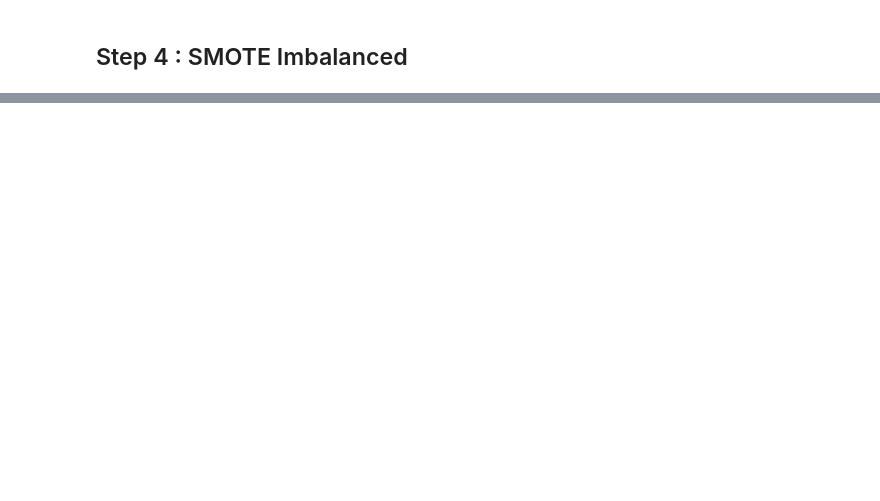
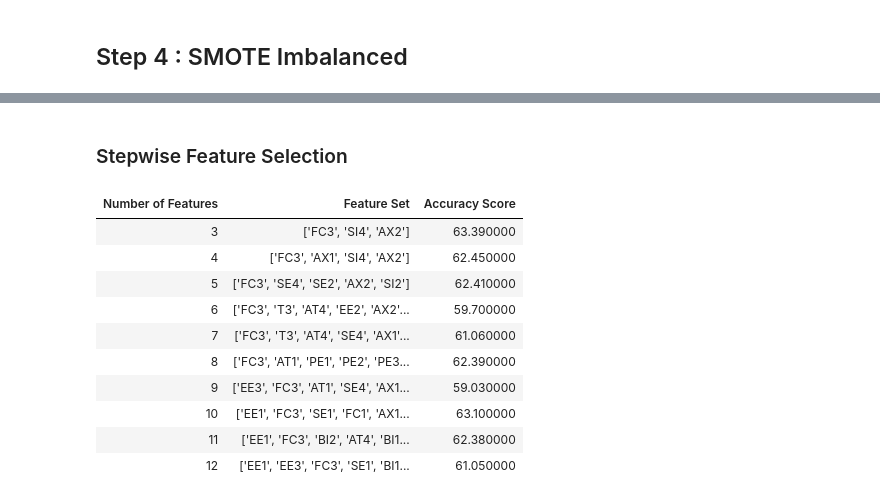
Before and after one commit to Neix20/FYP, a Jupyter notebook: 20220221.ipynb, the cells around one changed output, grey strips where cells are left out. Drawn from its saved outputs; the diff is of its cells as text; code cells hidden in the pictures; blank space fills up the shorter version.

```diff
--- a/20220221.ipynb
+++ b/20220221.ipynb
@@ -425,0 +669,23 @@ ModuleNotFoundError: No module named 'imblearn'
+# %% [markdown]
+### Stepwise Feature Selection
+# %%
+tmp_X = df_X.loc[:, mbf_df["Variables"]]
+tmp_Y = df_Y
+
+model = DecisionTreeClassifier()
+
+ft_df = cmp_n_feature_df(tmp_X, tmp_Y, model, forward_selection, 3, 13)
+# %%
+ft_df.style.hide_index()
+# %% [output]
+| Number of Features | Feature Set | Accuracy Score |
+| 3 | ['FC3', 'SI4', 'AX2'] | 63.390000 |
+| 4 | ['FC3', 'AX1', 'SI4', 'AX2'] | 62.450000 |
+| 5 | ['FC3', 'SE4', 'SE2', 'AX2', 'SI2'] | 62.410000 |
+| 6 | ['FC3', 'T3', 'AT4', 'EE2', 'AX2'... | 59.700000 |
+| 7 | ['FC3', 'T3', 'AT4', 'SE4', 'AX1'... | 61.060000 |
+| 8 | ['FC3', 'AT1', 'PE1', 'PE2', 'PE3... | 62.390000 |
+| 9 | ['EE3', 'FC3', 'AT1', 'SE4', 'AX1... | 59.030000 |
+| 10 | ['EE1', 'FC3', 'SE1', 'FC1', 'AX1... | 63.100000 |
+| 11 | ['EE1', 'FC3', 'BI2', 'AT4', 'BI1... | 62.380000 |
+| 12 | ['EE1', 'EE3', 'FC3', 'SE1', 'BI1... | 61.050000 |
```
Also changed, not shown: parts of 47 cells of this notebook, 4 other files.
